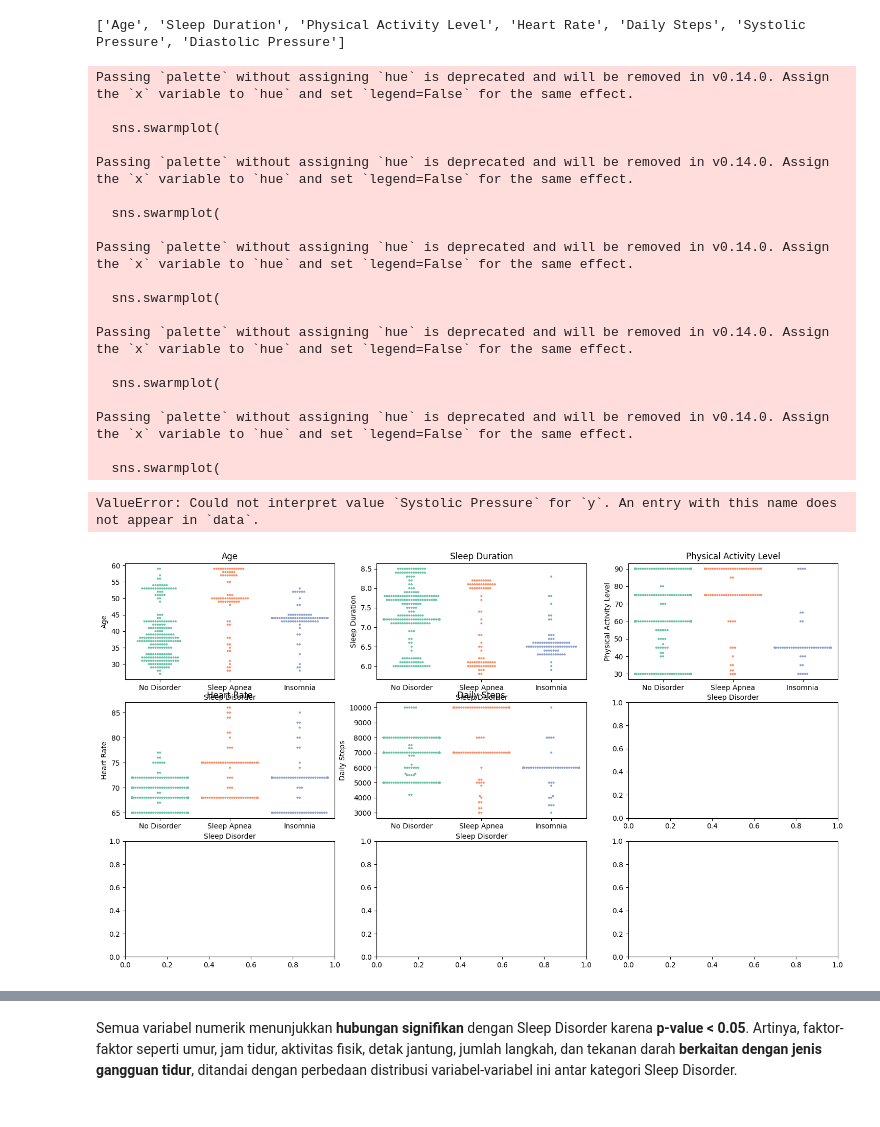
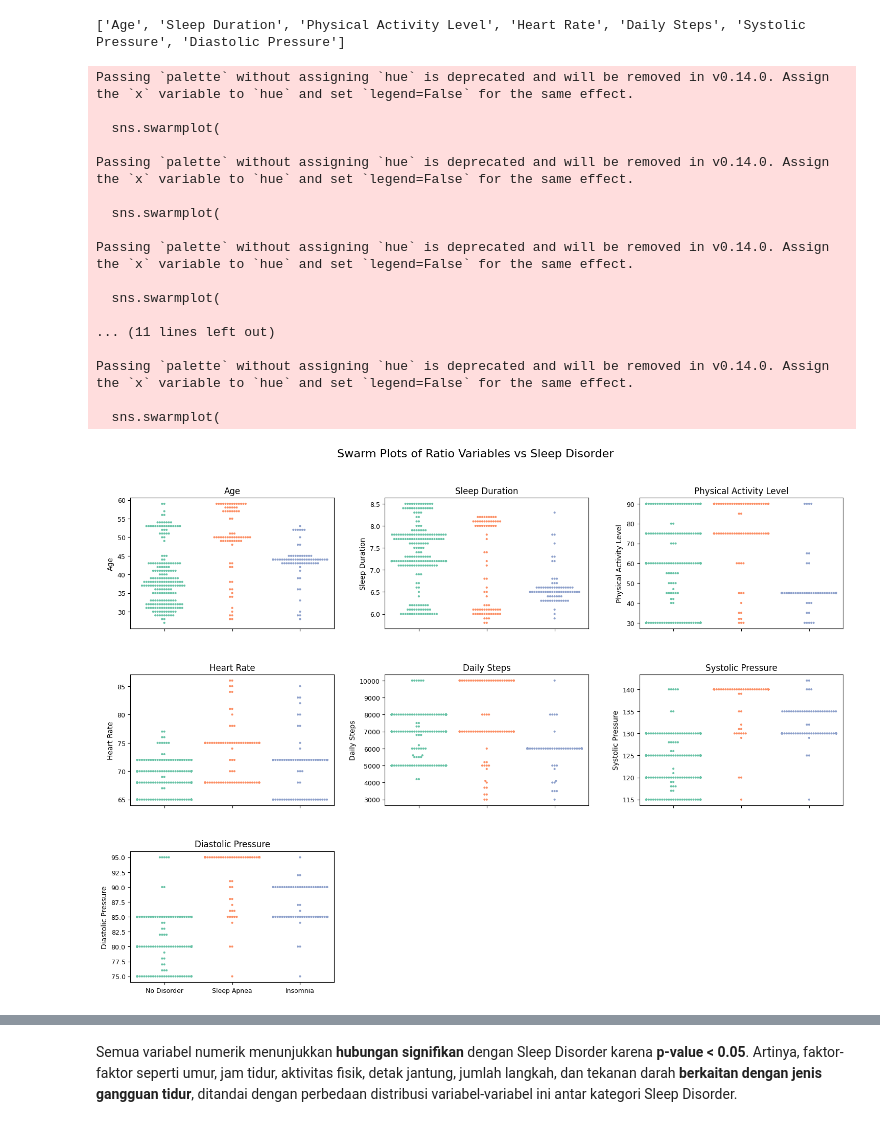
Before and after one commit to Qozuu/EDA-Project-EAS, a Jupyter notebook: sleep_eda.ipynb, the cells around one changed output, grey strips where cells are left out. Drawn from its saved outputs; the diff is of its cells as text; code cells hidden in the pictures.

```diff
--- a/sleep_eda.ipynb
+++ b/sleep_eda.ipynb
@@ -353,51 +356,61 @@ print(numerical_vars)
 # %% [output]
 ['Age', 'Sleep Duration', 'Physical Activity Level', 'Heart Rate', 'Daily Steps', 'Systolic Pressure', 'Diastolic Pressure']
 # %%
-n_cols = 3
-n_rows = (len(numerical_vars) + n_cols - 1) // n_cols
+# import math
 
-fig, axes = plt.subplots(n_rows, n_cols, figsize=(18, 10))
-axes = axes.flatten()
+# n_vars = len(numerical_vars)
+# n_cols = 3
+# n_rows = math.ceil(n_vars / n_cols)
 
-for i, col in enumerate(numerical_vars):
-    sns.swarmplot(
-        x='Sleep Disorder',
-        y=col,
-        data=df,
-        ax=axes[i],
-        palette='Set2',
-        size=3
-    )
-    axes[i].set_title(col)
-    axes[i].set_xlabel('Sleep Disorder')
-    axes[i].set_ylabel(col)
+# fig, axes = plt.subplots(
+#     n_rows, n_cols,
+#     figsize=(18, 4 * n_rows),
+#     sharex=True
+# )
 
-# hapus subplot kosong
-for j in range(i + 1, len(axes)):
-    fig.delaxes(axes[j])
+# axes = axes.flatten()
 
-fig.suptitle('Swarm Plots of Ratio Variables vs Sleep Disorder', fontsize=16)
-plt.tight_layout(rect=[0, 0, 1, 0.95])
-plt.show()
+# for i, col in enumerate(numerical_vars):
+#     sns.swarmplot(
+#         x='Sleep Disorder',
+#         y=col,
+#         data=df,
+#         ax=axes[i],
+#         palette='Set2',
+#         size=3
+#     )
+#     axes[i].set_title(col, fontsize=12)
+#     axes[i].set_xlabel('')
+#     axes[i].set_ylabel(col, fontsize=10)
+#     axes[i].tick_params(axis='x', labelsize=9)
+#     axes[i].tick_params(axis='y', labelsize=9)
+
+# for j in range(n_vars, len(axes)):
+#     fig.delaxes(axes[j])
+
+# fig.suptitle('Swarm Plots Variabel Rasio vs Sleep Disorder', fontsize=16)
+# plt.subplots_adjust(
+#     hspace=0.35,
+#     wspace=0.25,
+#     top=0.90
+# )
+# plt.show()
 # %% [output]
 Passing `palette` without assigning `hue` is deprecated and will be removed in v0.14.0. Assign the `x` variable to `hue` and set `legend=False` for the same effect.
 
   sns.swarmplot(
 
 Passing `palette` without assigning `hue` is deprecated and will be removed in v0.14.0. Assign the `x` variable to `hue` and set `legend=False` for the same effect.
 
   sns.swarmplot(
 
 Passing `palette` without assigning `hue` is deprecated and will be removed in v0.14.0. Assign the `x` variable to `hue` and set `legend=False` for the same effect.
 
   sns.swarmplot(
 
-Passing `palette` without assigning `hue` is deprecated and will be removed in v0.14.0. Assign the `x` variable to `hue` and set `legend=False` for the same effect.
-
-  sns.swarmplot(
+... (11 lines left out)
 
 Passing `palette` without assigning `hue` is deprecated and will be removed in v0.14.0. Assign the `x` variable to `hue` and set `legend=False` for the same effect.
 
   sns.swarmplot(
-ValueError: Could not interpret value `Systolic Pressure` for `y`. An entry with this name does not appear in `data`.
-[figure, old version]
+[figure, new version]
```
Also changed, not shown: parts of 23 cells of this notebook.
